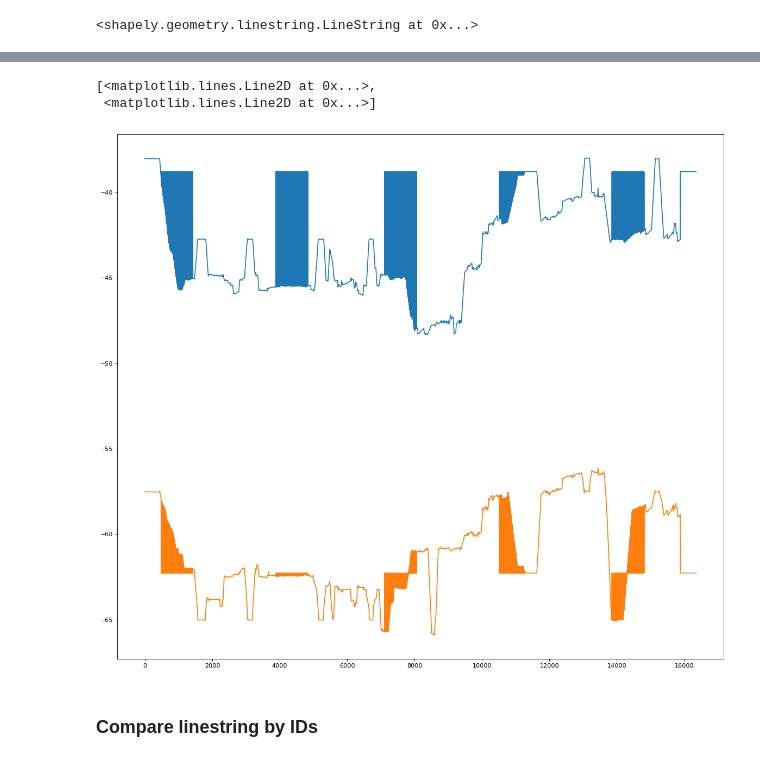
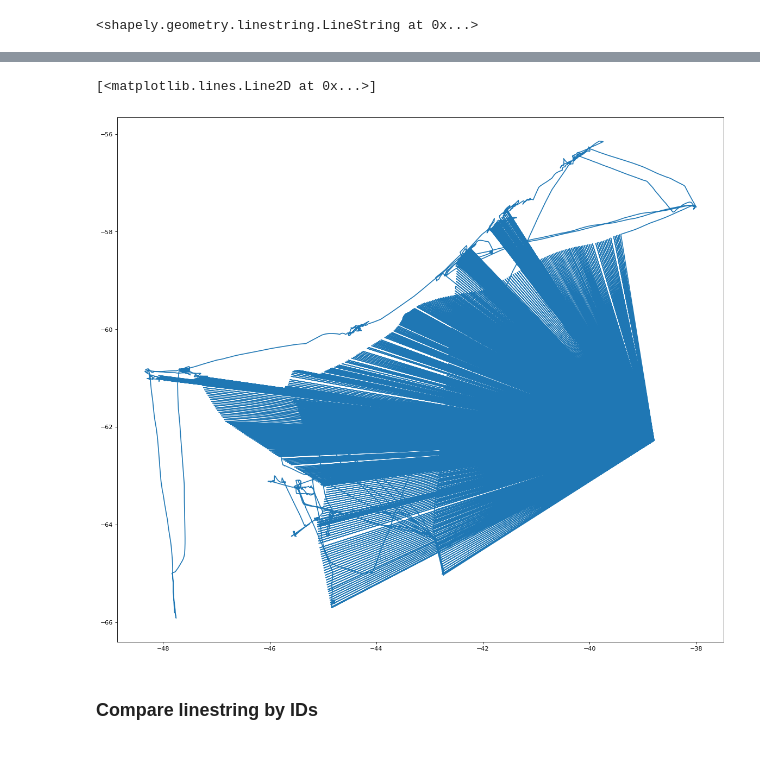
Before and after one commit to Nhok95/DMT_LAB2, a Jupyter notebook: querying.ipynb, the cells around one changed output, grey strips where cells are left out. Saved outputs shown, nothing was run; the diff lists cells and outputs as text; code cells hidden in the pictures.

```diff
--- a/querying.ipynb
+++ b/querying.ipynb
@@ -194,10 +200,11 @@ masonGPD = gpd.GeoDataFrame(geometry=masonLinestring)
 # %%
 plt.figure(figsize=(18,16), dpi=80)
-plt.plot(np.array(masonLinestring.coords))
+
+x, y = masonLinestring.coords.xy
+plt.plot(x, y)
 # %% [output]
-[<matplotlib.lines.Line2D at 0x...>,
- <matplotlib.lines.Line2D at 0x...>]
+[<matplotlib.lines.Line2D at 0x...>]
-[figure, old version]
+[figure, new version]
 # %% [markdown]
 ### Compare linestring by IDs
 # %%
```
Also changed, not shown: parts of 12 cells of this notebook, 50 other files.
